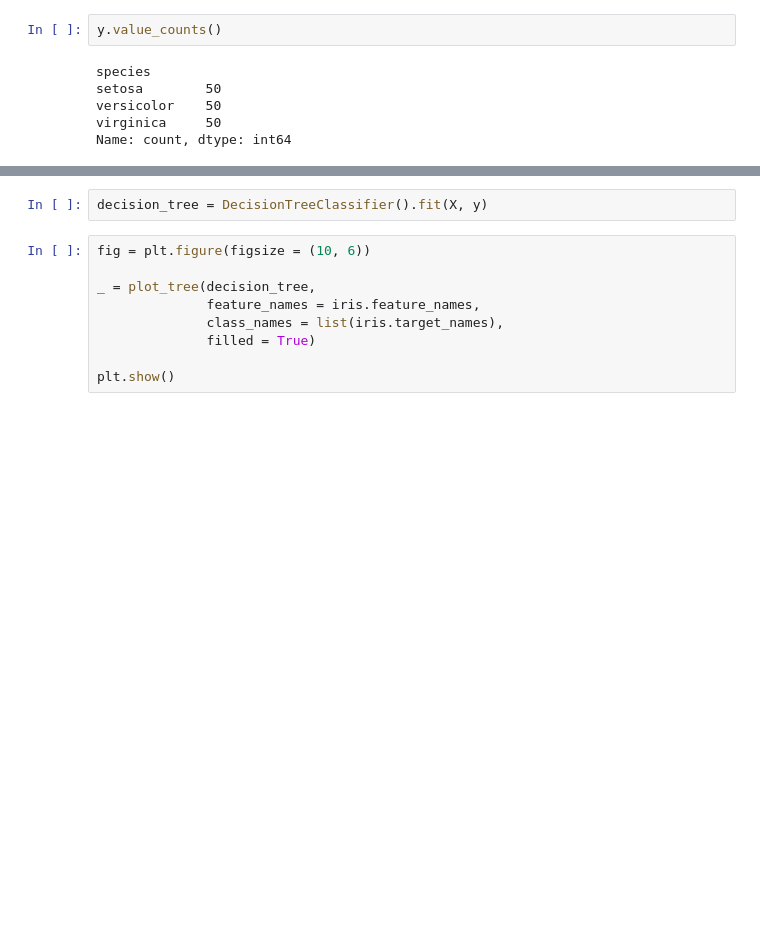
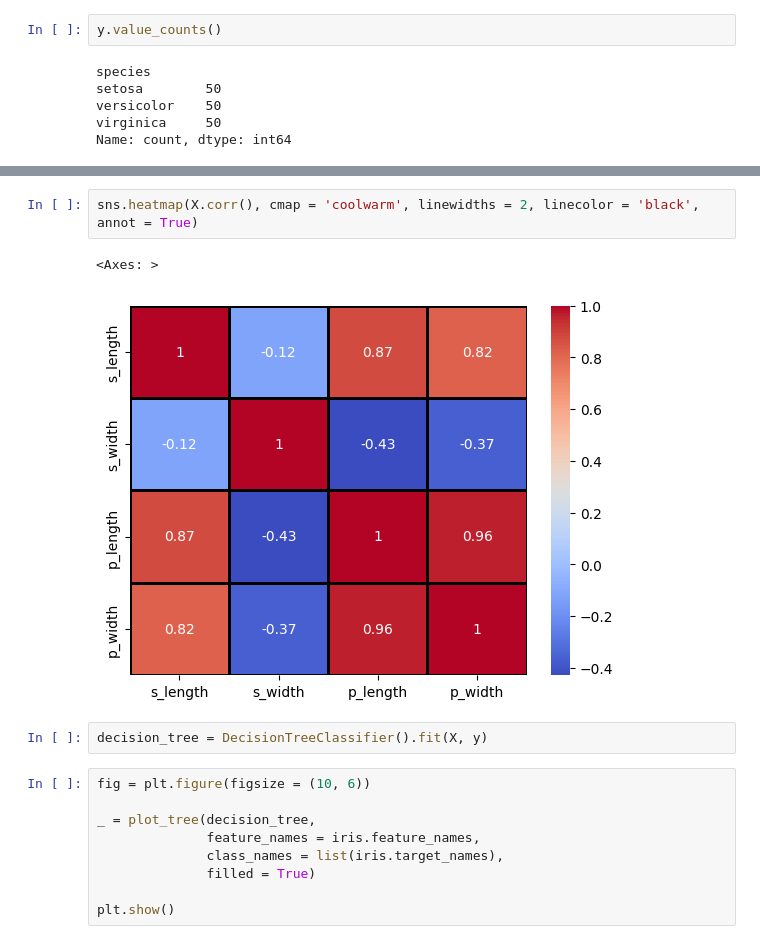
Before and after one commit to HerrPhoton/Theory-of-statistical-solutions, a Jupyter notebook: lab3.ipynb, the cells around one changed output, grey strips where cells are left out. Drawn from its saved outputs; the diff is of its cells as text; blank space fills up the shorter version.

```diff
--- a/lab3.ipynb
+++ b/lab3.ipynb
@@ -63,3 +72,8 @@ Name: count, dtype: int64
+# %%
+sns.heatmap(X.corr(), cmap = 'coolwarm', linewidths = 2, linecolor = 'black', annot = True)
+# %% [output]
+<Axes: >
+[figure, added]
 # %%
 decision_tree = DecisionTreeClassifier().fit(X, y)
 # %%
```
Also changed, not shown: parts of 1 cell of this notebook.
